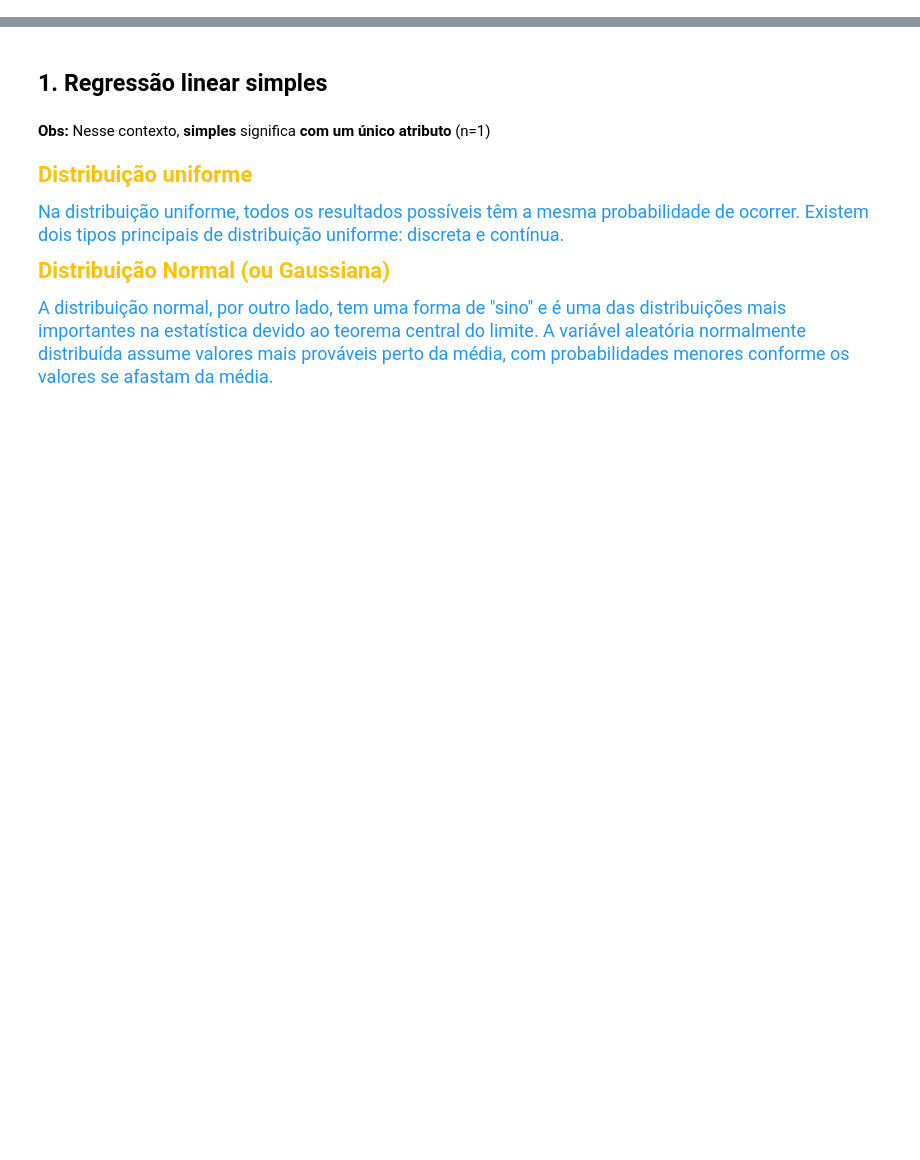
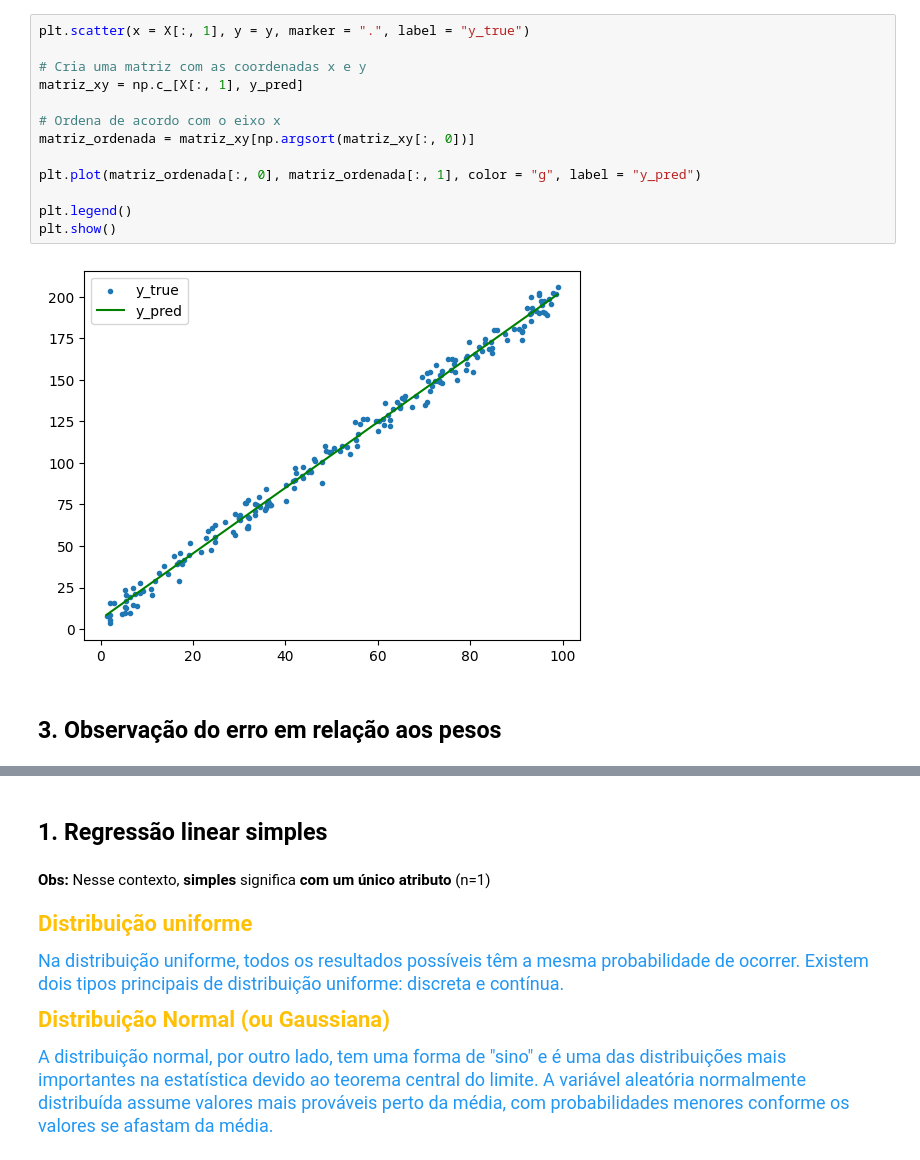
Before and after one commit to AriBarrosFilho/Aprendizado_Maquina, a Jupyter notebook: 02 - Regressão Linear/2-regressao-linear.ipynb, the cells around one changed output, grey strips where cells are left out. Saved outputs shown, nothing was run; the diff lists cells and outputs as text; blank space fills up the shorter version.

```diff
--- a/02 - Regressão Linear/2-regressao-linear.ipynb
+++ b/02 - Regressão Linear/2-regressao-linear.ipynb
@@ -0,0 +414,17 @@
+# %%
+plt.scatter(x = X[:, 1], y = y, marker = ".", label = "y_true")
+
+# Cria uma matriz com as coordenadas x e y
+matriz_xy = np.c_[X[:, 1], y_pred]
+
+# Ordena de acordo com o eixo x
+matriz_ordenada = matriz_xy[np.argsort(matriz_xy[:, 0])]
+
+plt.plot(matriz_ordenada[:, 0], matriz_ordenada[:, 1], color = "g", label = "y_pred")
+
+plt.legend()
+plt.show()
+# %% [output]
+[figure, added]
+# %% [markdown]
+## 3. Observação do erro em relação aos pesos
```
Also changed, not shown: parts of 75 cells of this notebook, 3 other files.
